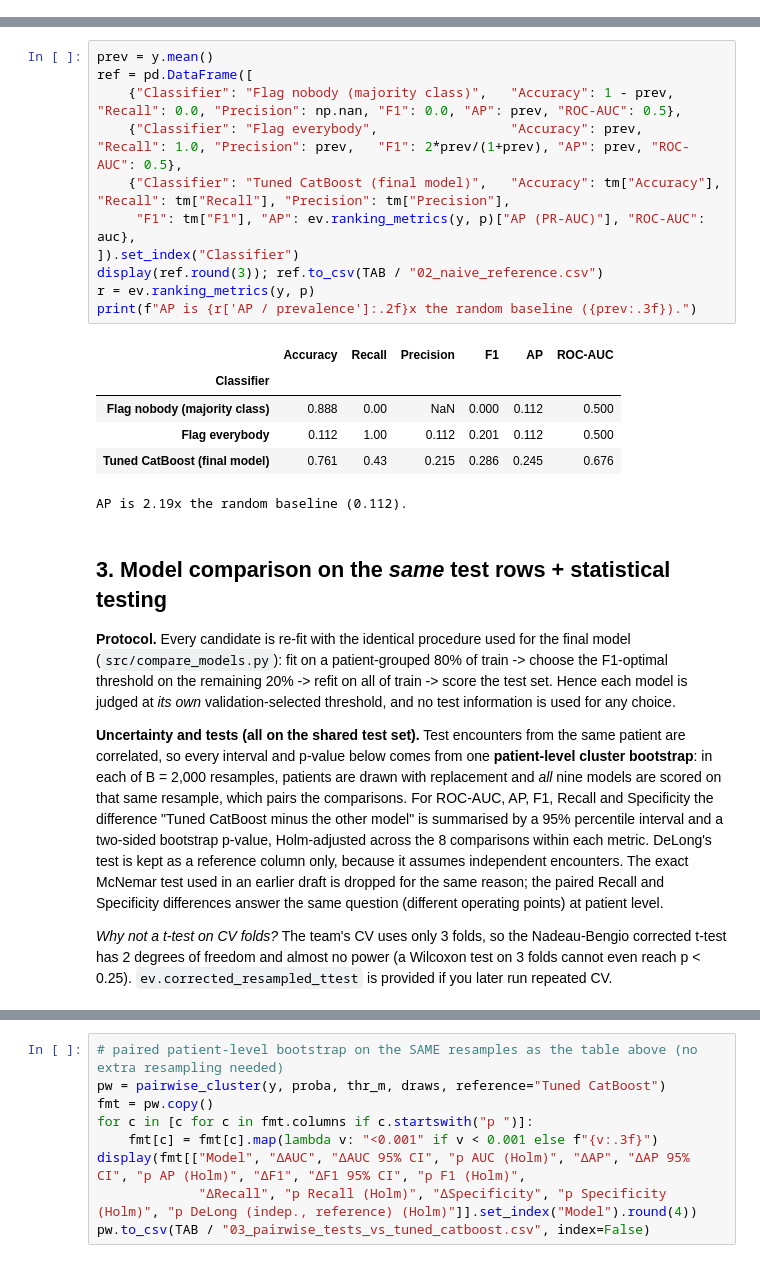
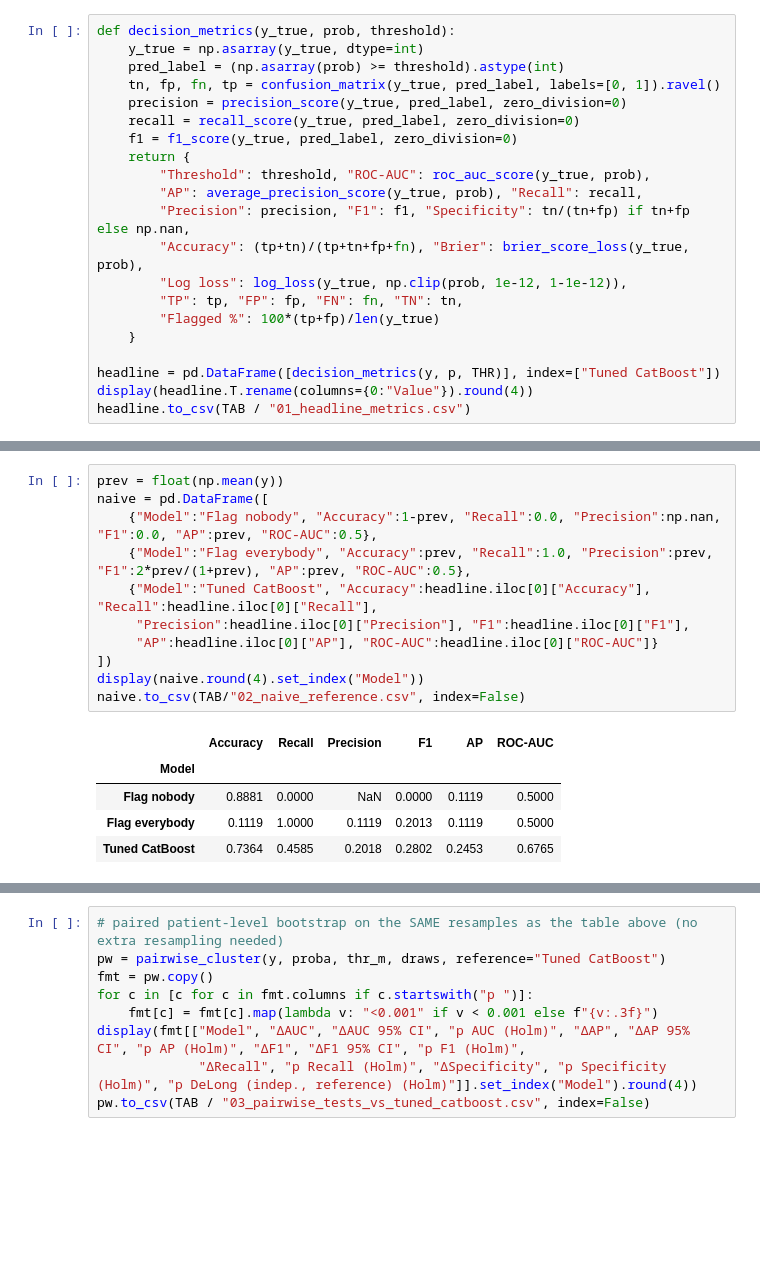
Before and after one commit to nnathuu/DS66B_group_13, a Jupyter notebook: notebooks/03_evaluation.ipynb, the cells around one changed output, grey strips where cells are left out. Cells and saved outputs as stored; diff of their text form; blank space fills up the shorter version.

```diff
--- a/notebooks/03_evaluation.ipynb
+++ b/notebooks/03_evaluation.ipynb
@@ -246,0 +107,21 @@ its random-classifier value equals the prevalence, so its lift over chance is ea
+# %%
+def decision_metrics(y_true, prob, threshold):
+    y_true = np.asarray(y_true, dtype=int)
+    pred_label = (np.asarray(prob) >= threshold).astype(int)
+    tn, fp, fn, tp = confusion_matrix(y_true, pred_label, labels=[0, 1]).ravel()
+    precision = precision_score(y_true, pred_label, zero_division=0)
+    recall = recall_score(y_true, pred_label, zero_division=0)
+    f1 = f1_score(y_true, pred_label, zero_division=0)
+    return {
+        "Threshold": threshold, "ROC-AUC": roc_auc_score(y_true, prob),
+        "AP": average_precision_score(y_true, prob), "Recall": recall,
+        "Precision": precision, "F1": f1, "Specificity": tn/(tn+fp) if tn+fp else np.nan,
+        "Accuracy": (tp+tn)/(tp+tn+fp+fn), "Brier": brier_score_loss(y_true, prob),
+        "Log loss": log_loss(y_true, np.clip(prob, 1e-12, 1-1e-12)),
+        "TP": tp, "FP": fp, "FN": fn, "TN": tn,
+        "Flagged %": 100*(tp+fp)/len(y_true)
+    }
+
+headline = pd.DataFrame([decision_metrics(y, p, THR)], index=["Tuned CatBoost"])
+display(headline.T.rename(columns={0:"Value"}).round(4))
+headline.to_csv(TAB / "01_headline_metrics.csv")
@@ -247,32 +267,17 @@ its random-classifier value equals the prevalence, so its lift over chance is ea
 # %%
-prev = y.mean()
-ref = pd.DataFrame([
-    {"Classifier": "Flag nobody (majority class)",   "Accuracy": 1 - prev, "Recall": 0.0, "Precision": np.nan, "F1": 0.0, "AP": prev, "ROC-AUC": 0.5},
-    {"Classifier": "Flag everybody",                 "Accuracy": prev,     "Recall": 1.0, "Precision": prev,   "F1": 2*prev/(1+prev), "AP": prev, "ROC-AUC": 0.5},
-    {"Classifier": "Tuned CatBoost (final model)",   "Accuracy": tm["Accuracy"], "Recall": tm["Recall"], "Precision": tm["Precision"],
-     "F1": tm["F1"], "AP": ev.ranking_metrics(y, p)["AP (PR-AUC)"], "ROC-AUC": auc},
-]).set_index("Classifier")
-display(ref.round(3)); ref.to_csv(TAB / "02_naive_reference.csv")
-r = ev.ranking_metrics(y, p)
-print(f"AP is {r['AP / prevalence']:.2f}x the random baseline ({prev:.3f}).")
+prev = float(np.mean(y))
+naive = pd.DataFrame([
+    {"Model":"Flag nobody", "Accuracy":1-prev, "Recall":0.0, "Precision":np.nan, "F1":0.0, "AP":prev, "ROC-AUC":0.5},
+    {"Model":"Flag everybody", "Accuracy":prev, "Recall":1.0, "Precision":prev, "F1":2*prev/(1+prev), "AP":prev, "ROC-AUC":0.5},
+    {"Model":"Tuned CatBoost", "Accuracy":headline.iloc[0]["Accuracy"], "Recall":headline.iloc[0]["Recall"],
+     "Precision":headline.iloc[0]["Precision"], "F1":headline.iloc[0]["F1"],
+     "AP":headline.iloc[0]["AP"], "ROC-AUC":headline.iloc[0]["ROC-AUC"]}
+])
+display(naive.round(4).set_index("Model"))
+naive.to_csv(TAB/"02_naive_reference.csv", index=False)
 # %% [output]
 |  | Accuracy | Recall | Precision | F1 | AP | ROC-AUC |
-| Classifier |  |  |  |  |  |  |
-| Flag nobody (majority class) | 0.888 | 0.00 | NaN | 0.000 | 0.112 | 0.500 |
-| Flag everybody | 0.112 | 1.00 | 0.112 | 0.201 | 0.112 | 0.500 |
-| Tuned CatBoost (final model) | 0.761 | 0.43 | 0.215 | 0.286 | 0.245 | 0.676 |
+| Model |  |  |  |  |  |  |
+| Flag nobody | 0.8881 | 0.0000 | NaN | 0.0000 | 0.1119 | 0.5000 |
+| Flag everybody | 0.1119 | 1.0000 | 0.1119 | 0.2013 | 0.1119 | 0.5000 |
+| Tuned CatBoost | 0.7364 | 0.4585 | 0.2018 | 0.2802 | 0.2453 | 0.6765 |
-AP is 2.19x the random baseline (0.112).
-# %% [markdown]
-## 3. Model comparison on the *same* test rows + statistical testing
-
-**Protocol.** Every candidate is re-fit with the identical procedure used for the final model (`src/compare_models.py`):
-fit on a patient-grouped 80% of train -> choose the F1-optimal threshold on the remaining 20% -> refit on all of train -> score the test set.
-Hence each model is judged at *its own* validation-selected threshold, and no test information is used for any choice.
-
-**Uncertainty and tests (all on the shared test set).** Test encounters from the same patient are correlated, so every interval and p-value below comes from one **patient-level cluster bootstrap**:
-in each of B = 2,000 resamples, patients are drawn with replacement and *all* nine models are scored on that same resample, which pairs the comparisons.
-For ROC-AUC, AP, F1, Recall and Specificity the difference "Tuned CatBoost minus the other model" is summarised by a 95% percentile interval and a two-sided bootstrap p-value, Holm-adjusted across the 8 comparisons within each metric.
-DeLong's test is kept as a reference column only, because it assumes independent encounters. The exact McNemar test used in an earlier draft is dropped for the same reason; the paired Recall and Specificity differences answer the same question (different operating points) at patient level.
-
-*Why not a t-test on CV folds?* The team's CV uses only 3 folds, so the Nadeau-Bengio corrected t-test has 2 degrees of freedom and almost no power
-(a Wilcoxon test on 3 folds cannot even reach p < 0.25). `ev.corrected_resampled_ttest` is provided if you later run repeated CV.
```
Also changed, not shown: parts of 51 cells of this notebook, 17 other files.
